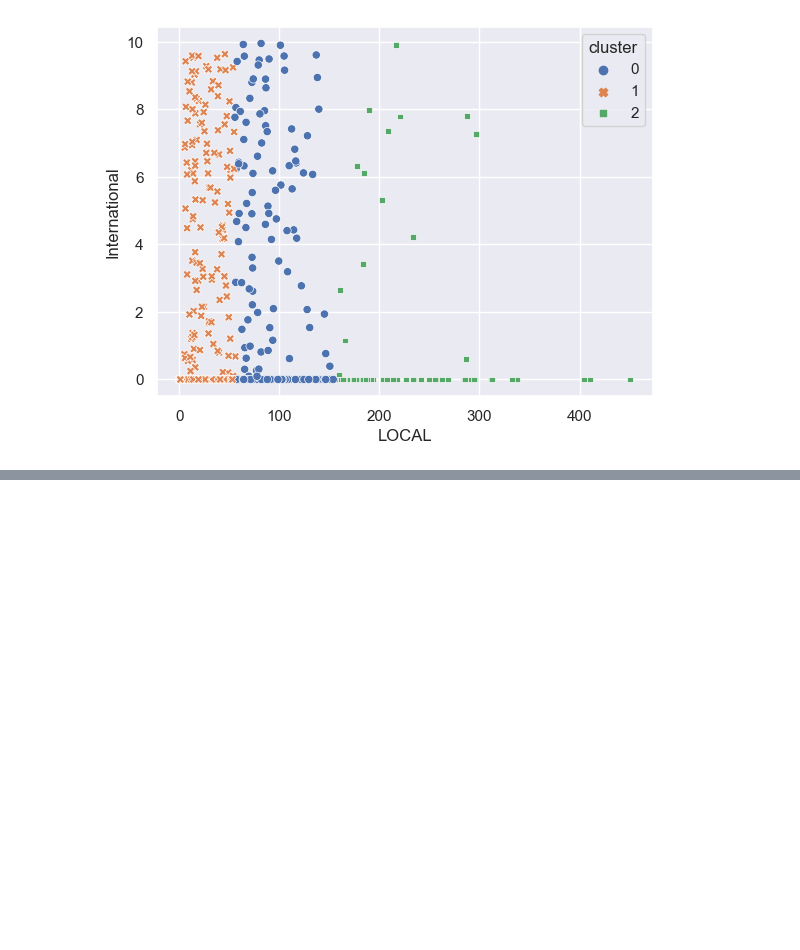
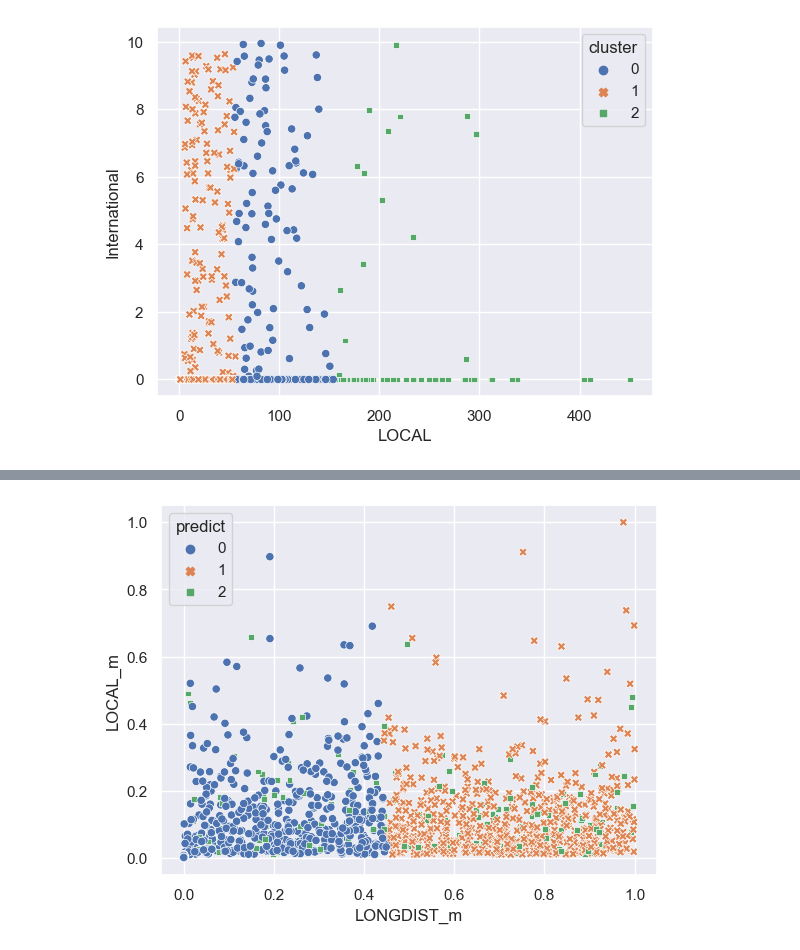
Before and after one commit to MilKim0818/TIL, a Jupyter notebook: ML/Clustering.ipynb, the cells around one changed output, grey strips where cells are left out. Drawn from its saved outputs; the diff is of its cells as text; code cells hidden in the pictures; blank space fills up the shorter version.

```diff
--- a/ML/Clustering.ipynb
+++ b/ML/Clustering.ipynb
@@ -322,0 +396,7 @@ sns.scatterplot(data=tele_cluster, x='LOCAL', y='International'
+# %%
+model = KMeans(n_clusters=3, random_state=42)
+model.fit(df_features_m)
+predict = pd.DataFrame(model.predict(df_features_m))
+data_cluster = pd.concat([df_features_m,predict],axis=1)
+data_cluster.columns = ['LONGDIST_m', 'International_m', 'LOCAL_m', 'predict']
+data_cluster.head()
@@ -322,0 +410,7 @@ sns.scatterplot(data=tele_cluster, x='LOCAL', y='International'
+# %%
+# 산점도 그리기
+sns.scatterplot(data=data_cluster, x='LONGDIST_m', y='LOCAL_m'
+                ,hue='predict', palette='deep', style='predict'
+                );
+# %% [output]
+[figure, added]
```
Also changed, not shown: parts of 23 cells of this notebook, 1 other file.
